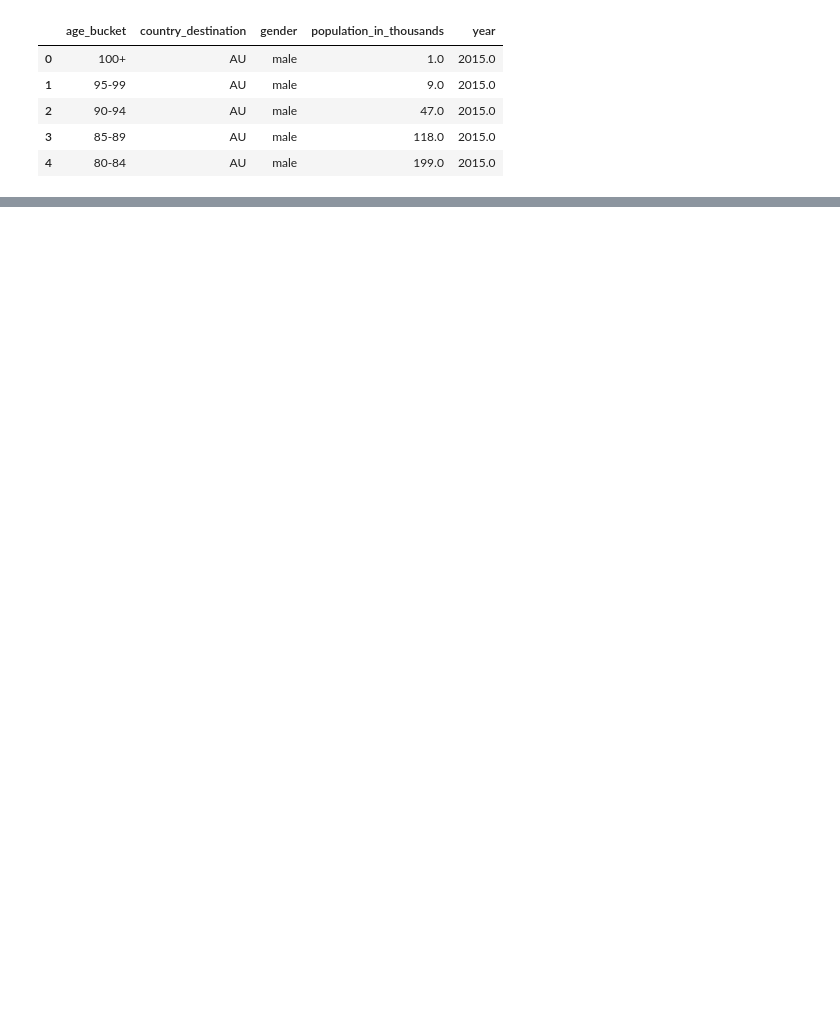
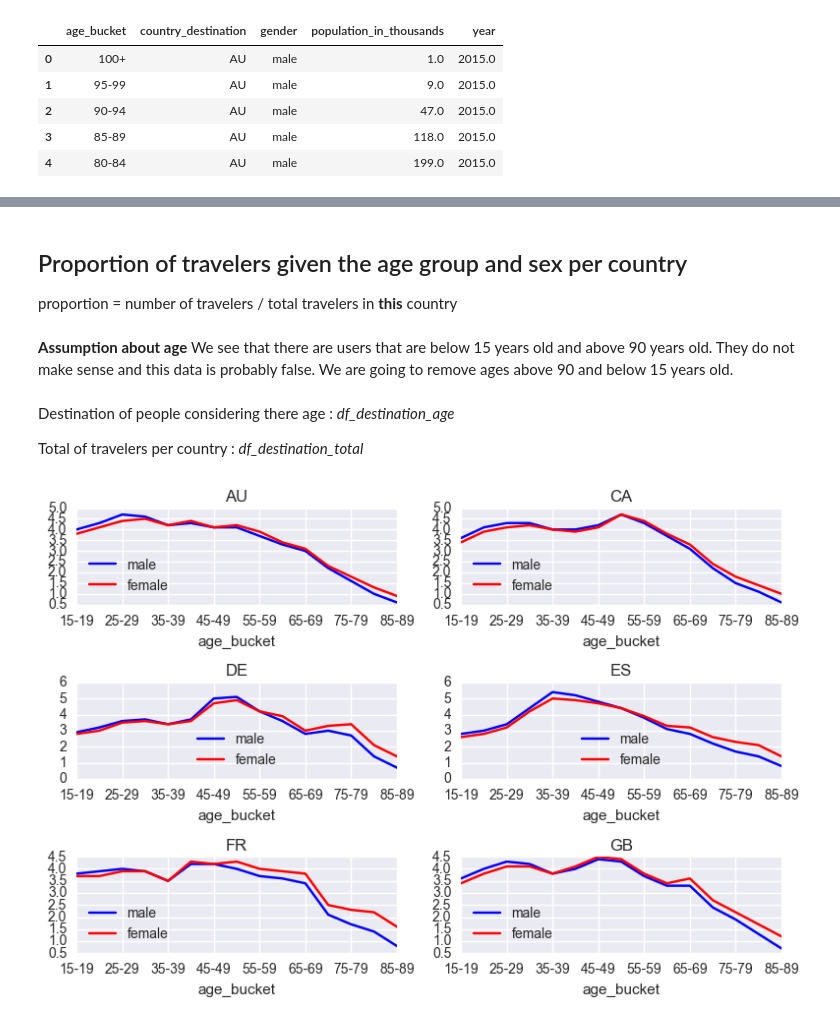
Before and after one commit to mgelsm/Airbnb_predictions, a Jupyter notebook: 1. Preprocessing age_gender_bkts.ipynb, the cells around one changed output, grey strips where cells are left out. Saved outputs shown, nothing was run; the diff lists cells and outputs as text; code cells hidden in the pictures; blank space fills up the shorter version.

Commit message:
age gender file finished

```diff
--- a/1. Preprocessing age_gender_bkts.ipynb
+++ b/1. Preprocessing age_gender_bkts.ipynb
@@ -36,4 +23,0 @@ df.describe()
-# %%
-df2 = df.set_index(['country_destination', 'age_bucket'], inplace=False)
-df2.drop('year',inplace = True)
-df2.head(50)
@@ -58,0 +39,46 @@ df2.head(50)
+# %% [markdown]
+## Proportion of travelers given the age group and sex per country
+proportion = number of travelers / total travelers in **this** country
+# %% [markdown]
+**Assumption about age**
+We see that there are users that are below 15 years old and above 90 years old.  They do not make sense and this data is probably false.
+We are going to remove ages above 90 and below 15 years old.
+# %%
+df_2= df.drop(df.ix[df['age_bucket'].isin(['0-4','5-9','10-14','90-94','95-99','100+'])].index, inplace= False)
+# %% [markdown]
+Destination of people considering there age : *df_destination_age*
+
+Total of travelers per country : *df_destination_total*
+# %%
+# remove  year
+df_2.drop(['year'],axis=1,inplace = True)
+
+# Compute number of people by age (previously, people were characterized by age AND sex)
+df_destination_age = df_2.groupby(['country_destination','age_bucket','gender'],as_index=False).sum()
+
+# Compute total number of people by country
+df_destination_total = df_destination_age.groupby('country_destination').sum().reset_index()
+
+# Incorpore total in the df_destination_age dataframe
+df_destination_age = df_destination_age.merge(df_destination_total, on='country_destination')
+df_destination_age=df_destination_age.rename(columns = {'population_in_thousands_y':'population_total_in_thousands','population_in_thousands_x':'population_in_thousands'})
+
+# Compute share of people by age and destination
+df_destination_age['proportion_%']=np.round(df_destination_age['population_in_thousands']/df_destination_age['population_total_in_thousands']*100, decimals=1)
+
+# Index dataframe by country of destination then age
+df_destination_age_male = df_destination_age.loc[df_destination_age['gender'] == 'male']
+df_destination_age_female = df_destination_age.loc[df_destination_age['gender'] == 'female']
+# %%
+#male in blue
+fig, axes = plt.subplots(nrows=3, ncols=2)
+for (i, group), ax in zip(df_destination_age_male.groupby("country_destination"), axes.flat):
+    group.plot(x='age_bucket', y="proportion_%", title=str(i),ax=ax ,kind='line',color='b',label='male' )
+plt.tight_layout()
+
+#female in red
+for (i, group), ax in zip(df_destination_age_female.groupby("country_destination"), axes.flat):
+    group.plot(x='age_bucket', y="proportion_%", title=str(i),ax=ax ,kind='line',color='r',label='female')
+plt.tight_layout()
+# %% [output]
+[figure, added]
```
Also changed, not shown: parts of 9 cells of this notebook.
